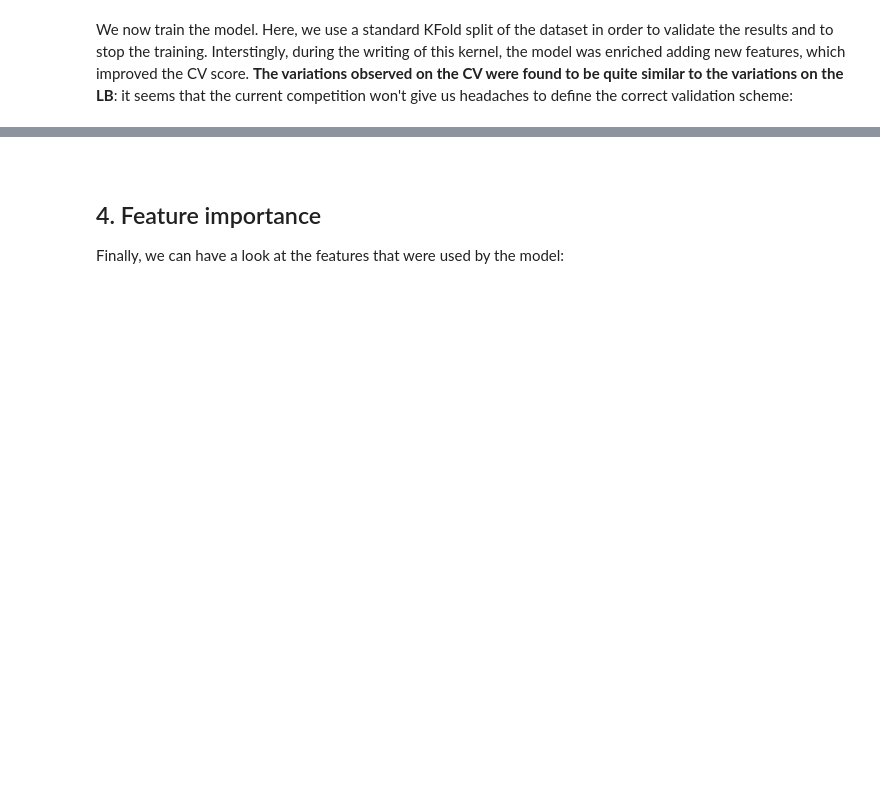
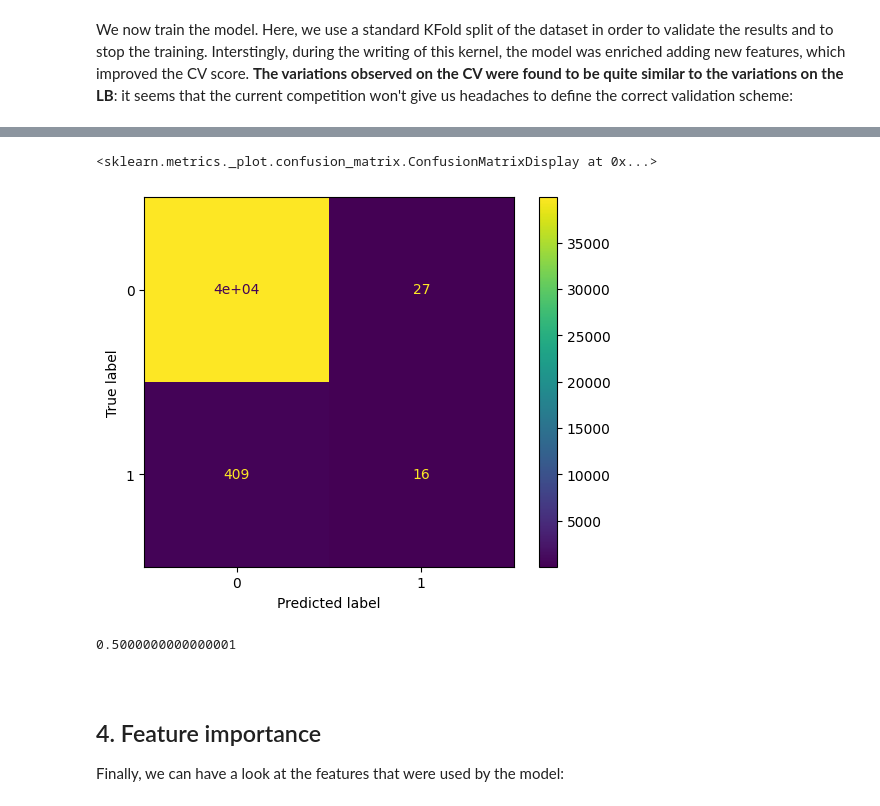
Before and after one commit to lkl303/CZ4041_Machine_Learning, a Jupyter notebook: elo-world.ipynb, the cells around one changed output, grey strips where cells are left out. Drawn from its saved outputs; the diff is of its cells as text; code cells hidden in the pictures; blank space fills up the shorter version.

```diff
--- a/elo-world.ipynb
+++ b/elo-world.ipynb
@@ -359,3 +562,15 @@ print("CV score: {:<8.5f}".format(mean_squared_error(oof, target)**0.5))
+# %%
+from sklearn import metrics
+metrics.ConfusionMatrixDisplay.from_estimator(binary_clf,train.iloc[val_idx][features],binary_target.iloc[val_idx])
+# %% [output]
+<sklearn.metrics._plot.confusion_matrix.ConfusionMatrixDisplay at 0x...>
+[figure, added]
+# %%
+# train["predicted_outlier"] =
+binary_clf.predict_proba(train[features]).mean()
+# clf.predict_proba(test[features])
+# %% [output]
+0.5000000000000001
 # %% [markdown]
 <a id="4"></a> <br>
 ## 4. Feature importance
```
Also changed, not shown: parts of 24 cells of this notebook, 2 other files.
